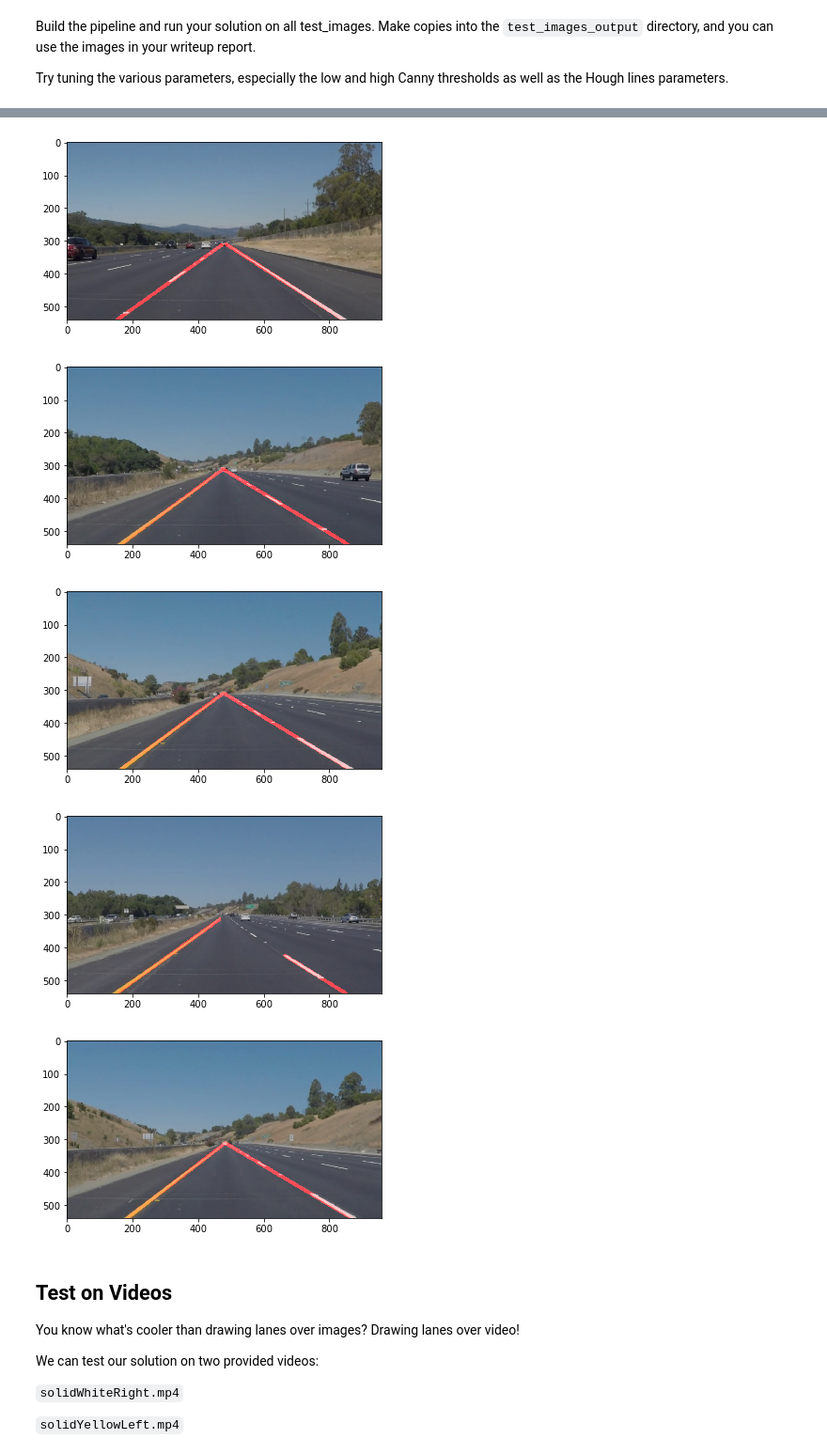
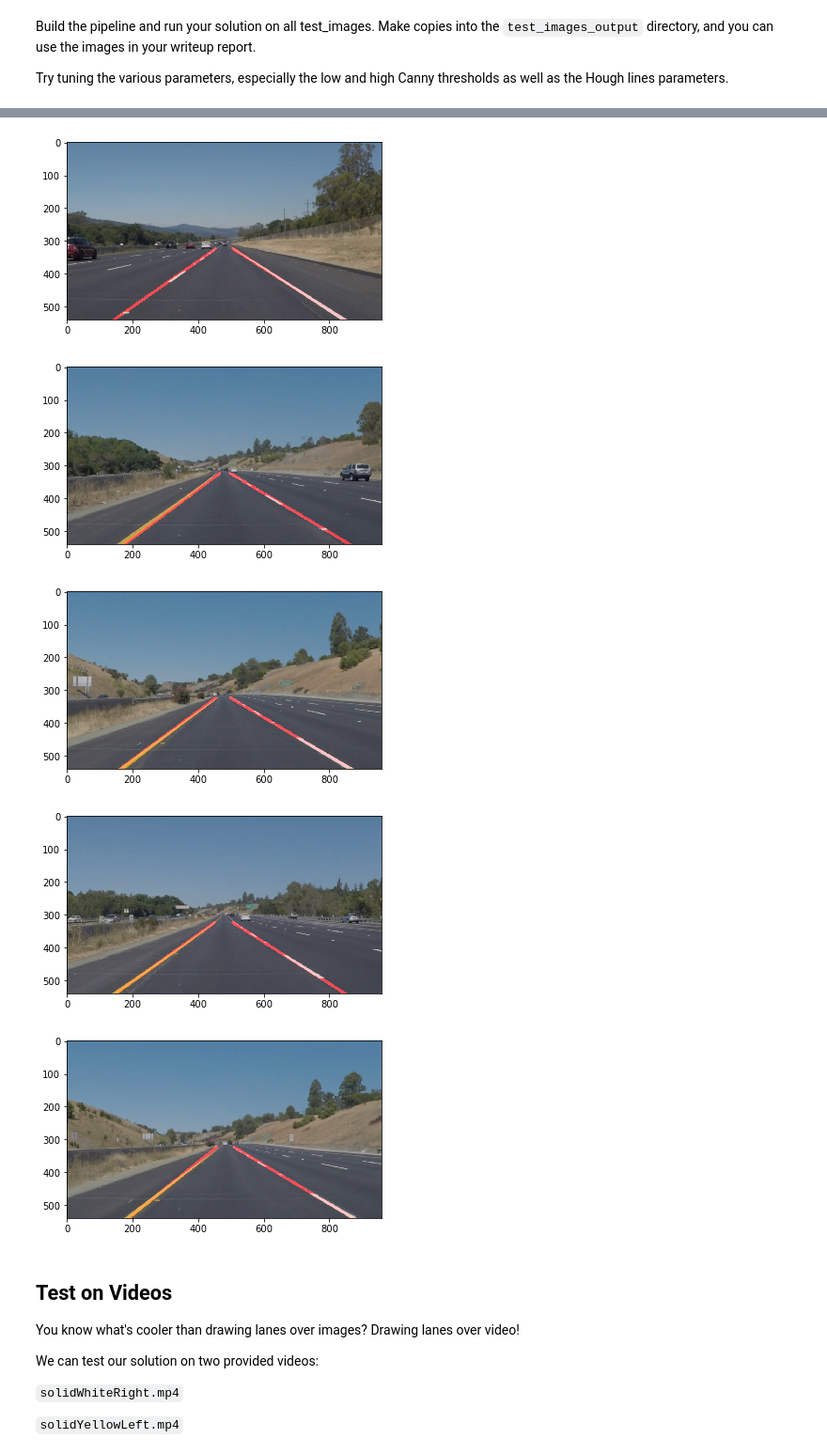
Before and after one commit to prakritibanik/CarND-LaneLines-P1, a Jupyter notebook: P1.ipynb, the cells around one changed output, grey strips where cells are left out. Shown: that part at 94% size. Saved outputs shown, nothing was run; the diff lists cells and outputs as text; code cells hidden in the pictures.

Commit message:
draw_lines modified

```diff
--- a/P1.ipynb
+++ b/P1.ipynb
@@ -250,9 +282,9 @@ def lane_detection_pipeline(image):
     # Define the Hough transform parameters
     RHO = 2                 # distance resolution in pixels of the Hough grid
     THETA = np.pi/180       # angular resolution in radians of the Hough grid
-    THRESHOLD = 100         # minimum number of votes (intersections in Hough grid cell)
-    MIN_LINE_LENGTH = 40    # minimum number of pixels making up a line
-    MAX_LINE_LENGTH = 25    # maximum gap in pixels between connectable line segments
+    THRESHOLD = 20         # minimum number of votes (intersections in Hough grid cell)
+    MIN_LINE_LENGTH = 20    # minimum number of pixels making up a line
+    MAX_LINE_LENGTH = 300    # maximum gap in pixels between connectable line segments
 
     # pipeline processing
     imshape = image.shape
@@ -283,8 +315,8 @@ for img in os.listdir(img_dir):
-[figure, old version]
+[figure, new version]
-[figure, old version]
+[figure, new version]
-[figure, old version]
+[figure, new version]
-[figure, old version]
+[figure, new version]
-[figure, old version]
+[figure, new version]
 # %% [markdown]
 ## Test on Videos
 
```
Also changed, not shown: parts of 6 cells of this notebook, 3 other files.
